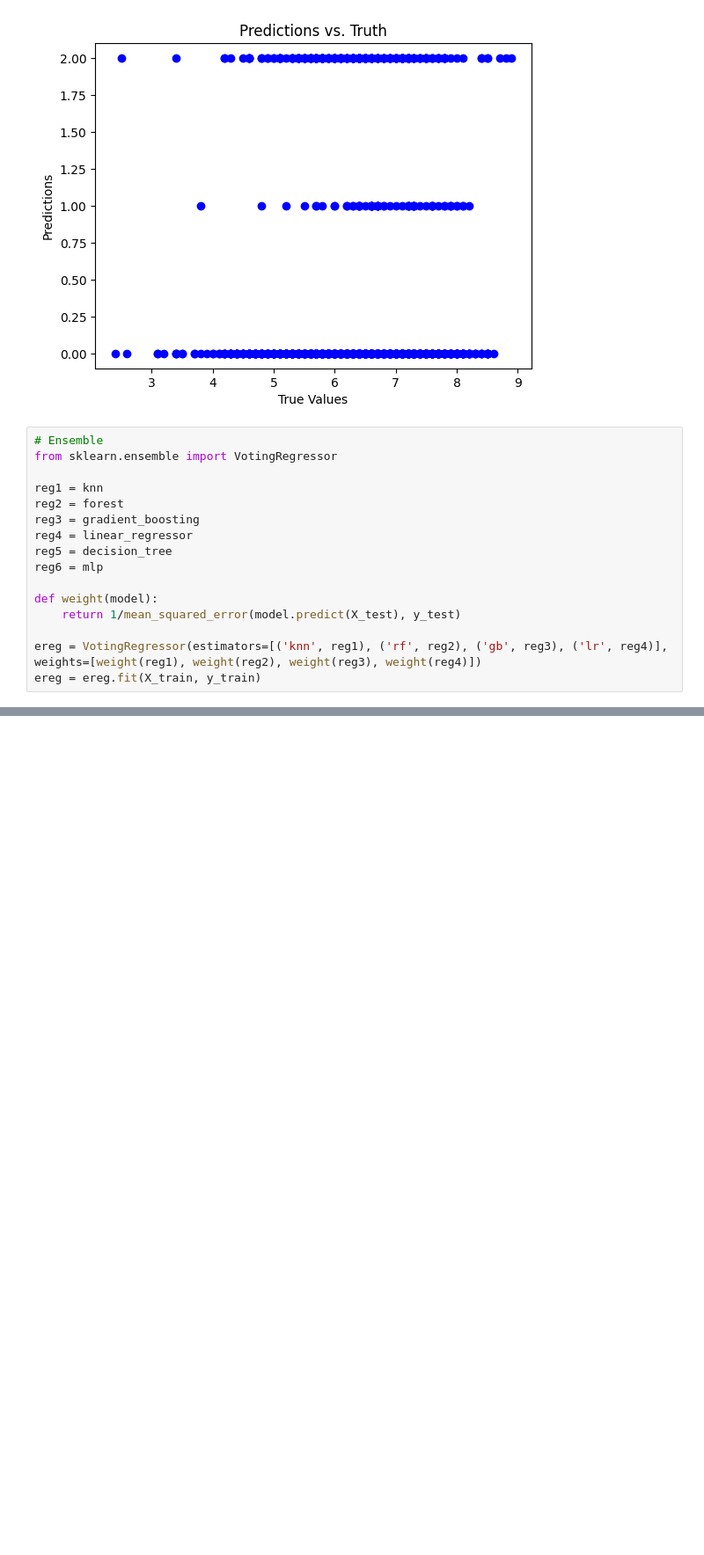
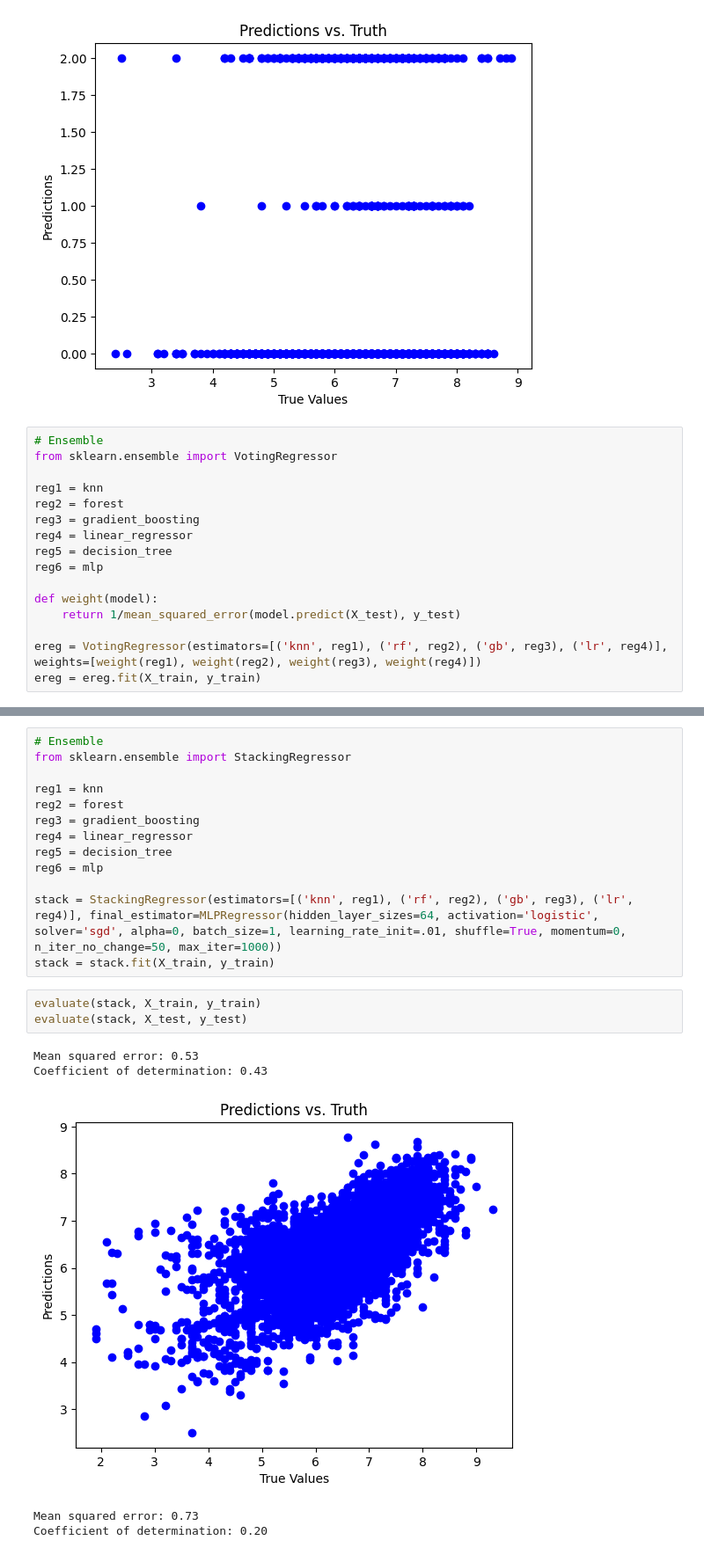
Before and after one commit to KalebJS/cs201r-final-project, a Jupyter notebook: explore.ipynb, the cells around one changed output, grey strips where cells are left out. Shown at 88% size. Saved outputs shown, nothing was run; the diff lists cells and outputs as text; blank space fills up the shorter version.

```diff
--- a/explore.ipynb
+++ b/explore.ipynb
@@ -674,0 +681,22 @@ Coefficient of determination: 0.39
+# %%
+# Ensemble
+from sklearn.ensemble import StackingRegressor
+
+reg1 = knn
+reg2 = forest
+reg3 = gradient_boosting
+reg4 = linear_regressor
+reg5 = decision_tree
+reg6 = mlp
+
+stack = StackingRegressor(estimators=[('knn', reg1), ('rf', reg2), ('gb', reg3), ('lr', reg4)], final_estimator=MLPRegressor(hidden_layer_sizes=64, activation='logistic', solver='sgd', alpha=0, batch_size=1, learning_rate_init=.01, shuffle=True, momentum=0, n_iter_no_change=50, max_iter=1000))
+stack = stack.fit(X_train, y_train)
+# %%
+evaluate(stack, X_train, y_train)
+evaluate(stack, X_test, y_test)
+# %% [output]
+Mean squared error: 0.53
+Coefficient of determination: 0.43
+[figure, added]
+Mean squared error: 0.73
+Coefficient of determination: 0.20
```
Also changed, not shown: parts of 9 cells of this notebook, 2 other files.
